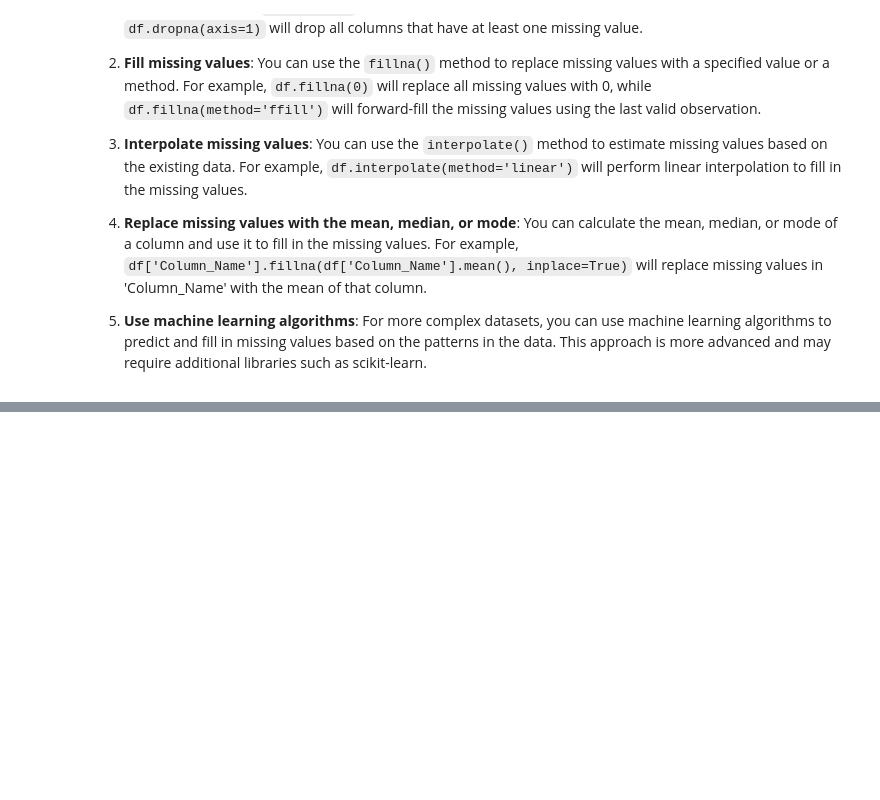
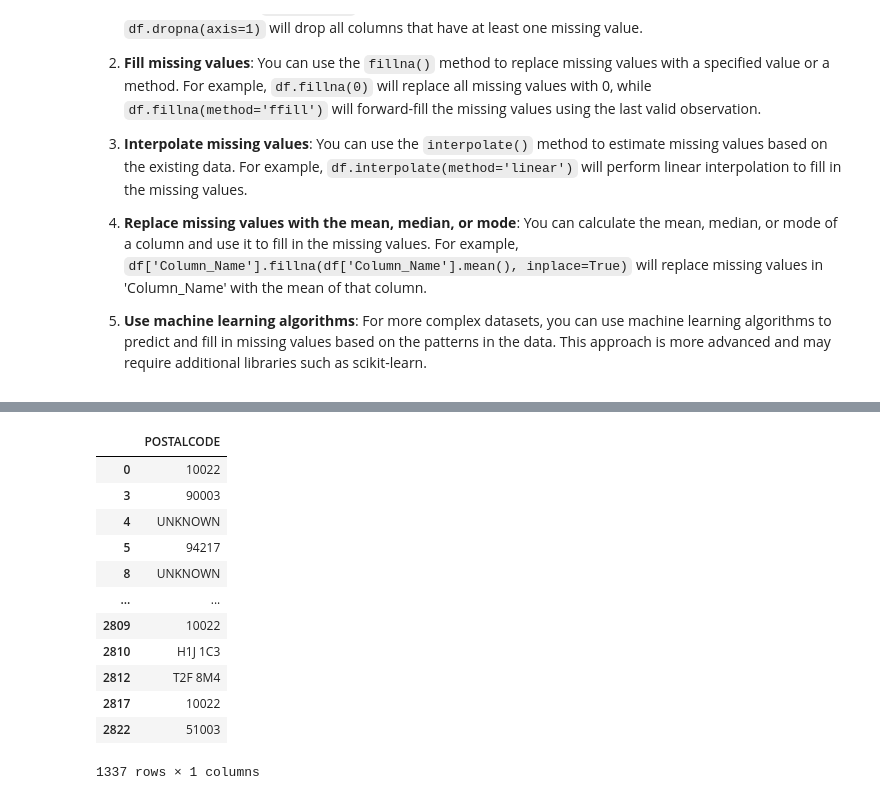
Before and after one commit to isttiiak/Learning-Data-Science, a Jupyter notebook: pandas/pandas-1.ipynb, the cells around one changed output, grey strips where cells are left out. Cells and saved outputs as stored; diff of their text form; code cells hidden in the pictures; blank space fills up the shorter version.

```diff
--- a/pandas/pandas-1.ipynb
+++ b/pandas/pandas-1.ipynb
@@ -234,6 +588,20 @@ df["POSTALCODE"]
 # %%
 df["POSTALCODE"]= df["POSTALCODE"].fillna("UNKNOWN")
 
-df["POSTALCODE"]
+df[["POSTALCODE"]]
+# %% [output]
+|  | POSTALCODE |
+| 0 | 10022 |
+| 3 | 90003 |
+| 4 | UNKNOWN |
+| 5 | 94217 |
+| 8 | UNKNOWN |
+| ... | ... |
+| 2809 | 10022 |
+| 2810 | H1J 1C3 |
+| 2812 | T2F 8M4 |
+| 2817 | 10022 |
+| 2822 | 51003 |
+1337 rows × 1 columns
 # %%
 df.isnull().sum()
```
Also changed, not shown: parts of 40 cells of this notebook.
